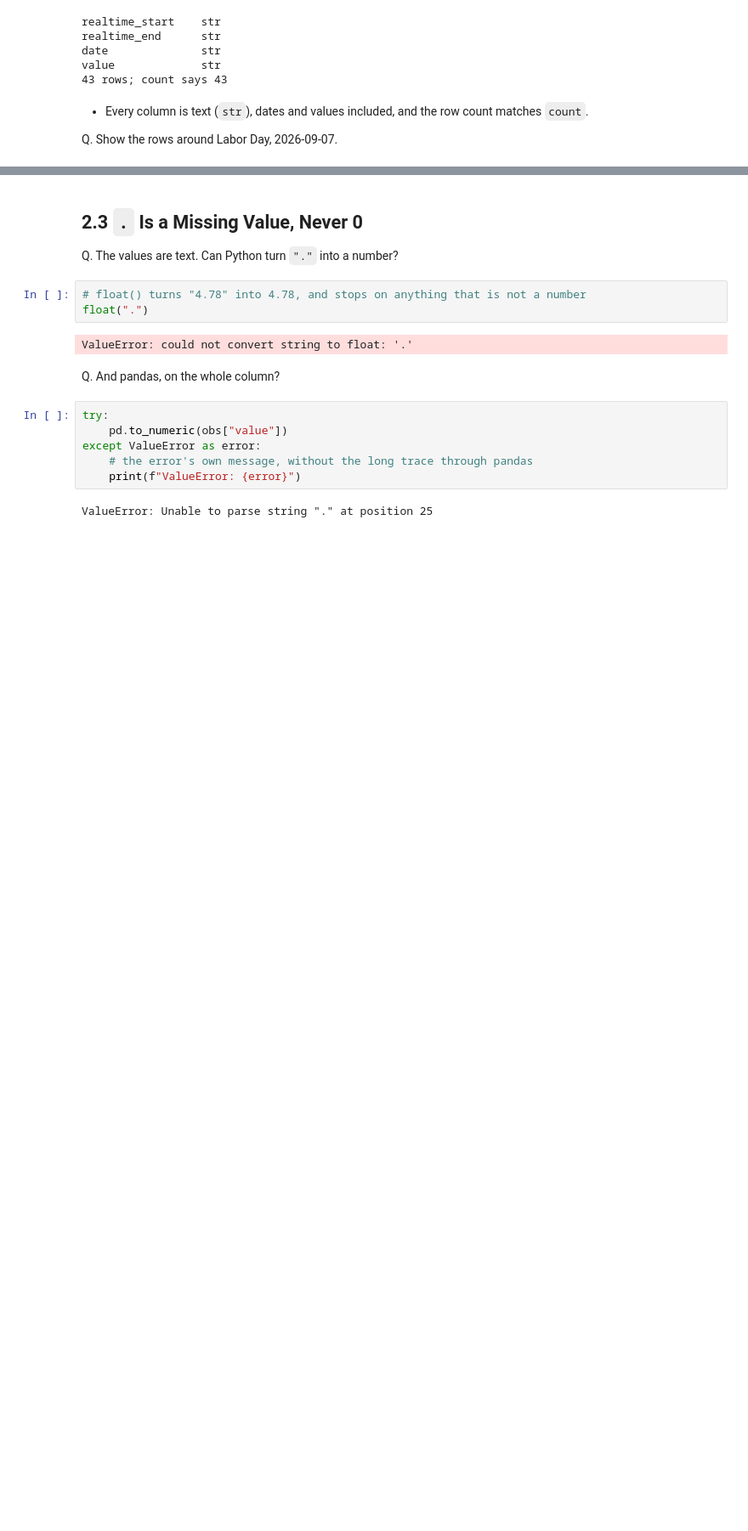
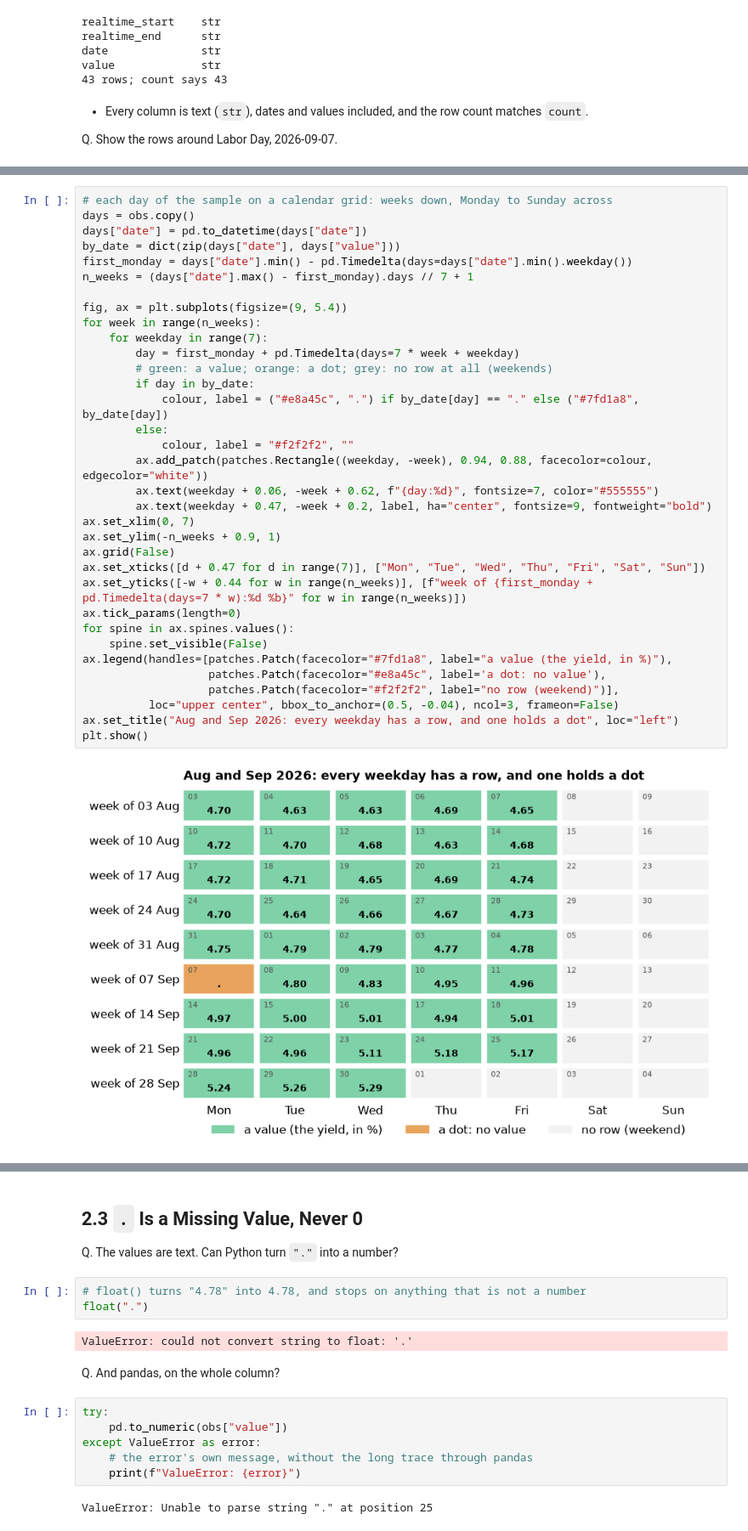
Before and after one commit to lenamonj/python-fixed-income, a Jupyter notebook: course3_market_data/week1/day2/02_json_and_the_fred_api.ipynb, the cells around one changed output, grey strips where cells are left out. Shown at 85% size. Cells and saved outputs as stored; diff of their text form; blank space fills up the shorter version.

```diff
--- a/course3_market_data/week1/day2/02_json_and_the_fred_api.ipynb
+++ b/course3_market_data/week1/day2/02_json_and_the_fred_api.ipynb
@@ -1042,0 +1118,36 @@ obs.iloc[23:28]
+# %%
+# each day of the sample on a calendar grid: weeks down, Monday to Sunday across
+days = obs.copy()
+days["date"] = pd.to_datetime(days["date"])
+by_date = dict(zip(days["date"], days["value"]))
+first_monday = days["date"].min() - pd.Timedelta(days=days["date"].min().weekday())
+n_weeks = (days["date"].max() - first_monday).days // 7 + 1
+
+fig, ax = plt.subplots(figsize=(9, 5.4))
+for week in range(n_weeks):
+    for weekday in range(7):
+        day = first_monday + pd.Timedelta(days=7 * week + weekday)
+        # green: a value; orange: a dot; grey: no row at all (weekends)
+        if day in by_date:
+            colour, label = ("#e8a45c", ".") if by_date[day] == "." else ("#7fd1a8", by_date[day])
+        else:
+            colour, label = "#f2f2f2", ""
+        ax.add_patch(patches.Rectangle((weekday, -week), 0.94, 0.88, facecolor=colour, edgecolor="white"))
+        ax.text(weekday + 0.06, -week + 0.62, f"{day:%d}", fontsize=7, color="#555555")
+        ax.text(weekday + 0.47, -week + 0.2, label, ha="center", fontsize=9, fontweight="bold")
+ax.set_xlim(0, 7)
+ax.set_ylim(-n_weeks + 0.9, 1)
+ax.grid(False)
+ax.set_xticks([d + 0.47 for d in range(7)], ["Mon", "Tue", "Wed", "Thu", "Fri", "Sat", "Sun"])
+ax.set_yticks([-w + 0.44 for w in range(n_weeks)], [f"week of {first_monday + pd.Timedelta(days=7 * w):%d %b}" for w in range(n_weeks)])
+ax.tick_params(length=0)
+for spine in ax.spines.values():
+    spine.set_visible(False)
+ax.legend(handles=[patches.Patch(facecolor="#7fd1a8", label="a value (the yield, in %)"),
+                   patches.Patch(facecolor="#e8a45c", label='a dot: no value'),
+                   patches.Patch(facecolor="#f2f2f2", label="no row (weekend)")],
+          loc="upper center", bbox_to_anchor=(0.5, -0.04), ncol=3, frameon=False)
+ax.set_title("Aug and Sep 2026: every weekday has a row, and one holds a dot", loc="left")
+plt.show()
+# %% [output]
+[figure, added]
```
Also changed, not shown: parts of 28 cells of this notebook, 2 other files.
